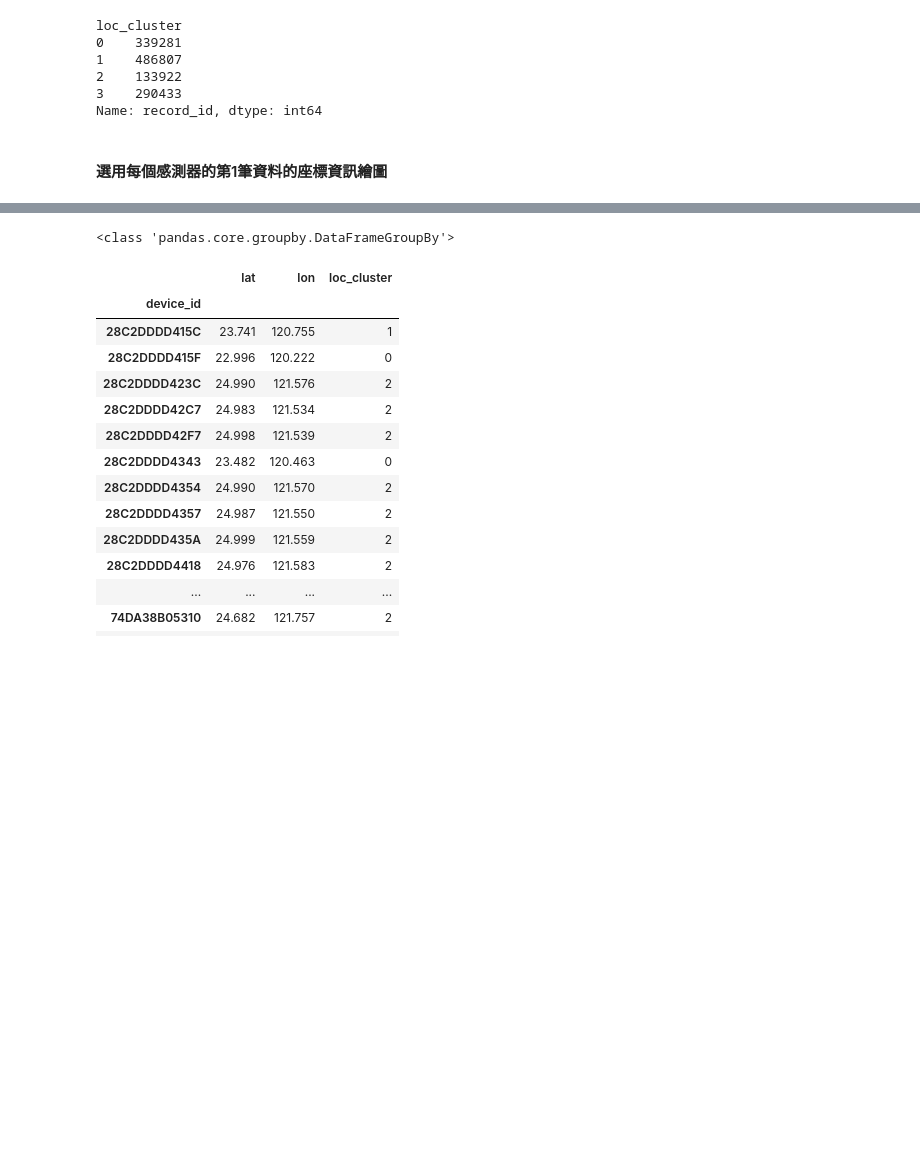
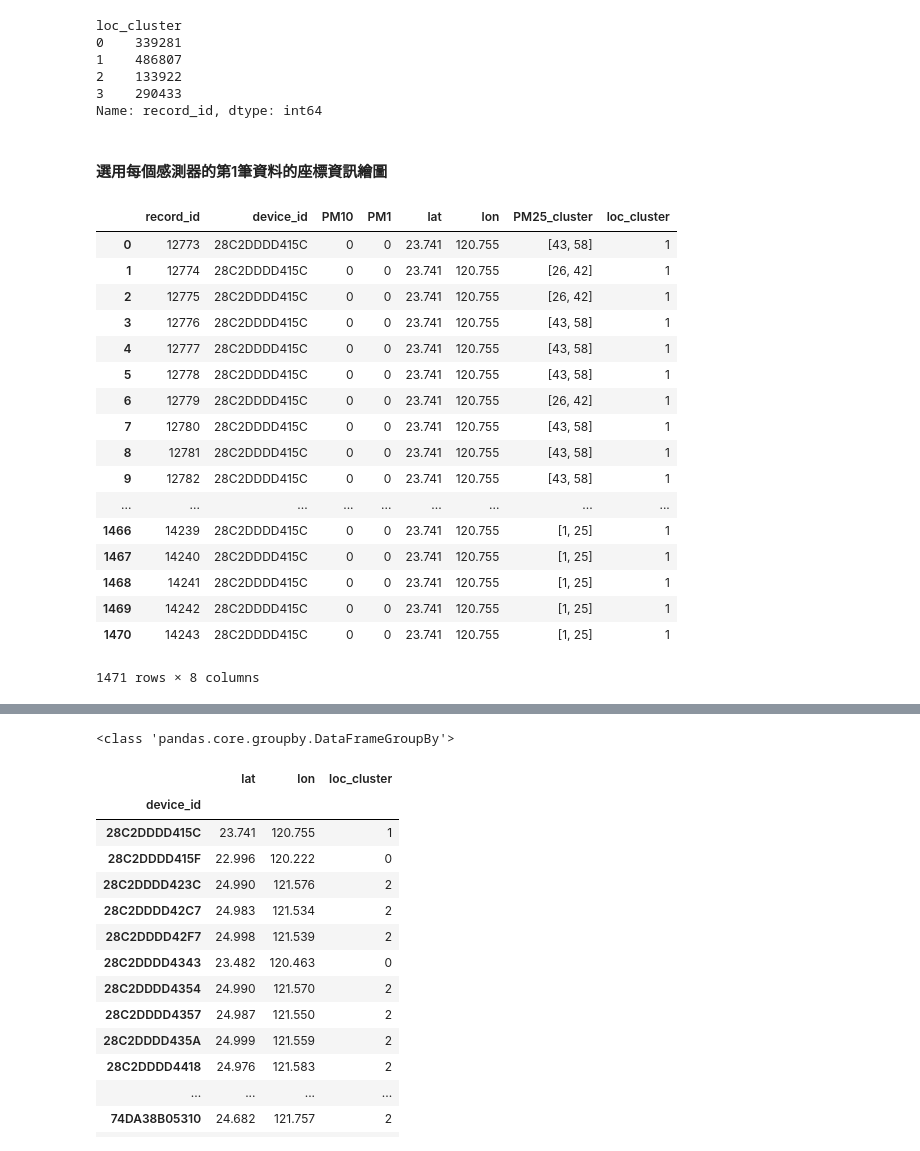
Before and after one commit to Coslate/DataMining_Lab2, a Jupyter notebook: DM106-2 Lab 2.ipynb, the cells around one changed output, grey strips where cells are left out. Saved outputs shown, nothing was run; the diff lists cells and outputs as text; code cells hidden in the pictures; blank space fills up the shorter version.

```diff
--- a/DM106-2 Lab 2.ipynb
+++ b/DM106-2 Lab 2.ipynb
@@ -884,3 +903,24 @@ loc_cluster
 Name: record_id, dtype: int64
 # %% [markdown]
 #### 選用每個感測器的第1筆資料的座標資訊繪圖
+# %%
+q3[(q3['device_id'] == '28C2DDDD415C')]
+# %% [output]
+|  | record_id | device_id | PM10 | PM1 | lat | lon | PM25_cluster | loc_cluster |
+| 0 | 12773 | 28C2DDDD415C | 0 | 0 | 23.741 | 120.755 | [43, 58] | 1 |
+| 1 | 12774 | 28C2DDDD415C | 0 | 0 | 23.741 | 120.755 | [26, 42] | 1 |
+| 2 | 12775 | 28C2DDDD415C | 0 | 0 | 23.741 | 120.755 | [26, 42] | 1 |
+| 3 | 12776 | 28C2DDDD415C | 0 | 0 | 23.741 | 120.755 | [43, 58] | 1 |
+| 4 | 12777 | 28C2DDDD415C | 0 | 0 | 23.741 | 120.755 | [43, 58] | 1 |
+| 5 | 12778 | 28C2DDDD415C | 0 | 0 | 23.741 | 120.755 | [43, 58] | 1 |
+| 6 | 12779 | 28C2DDDD415C | 0 | 0 | 23.741 | 120.755 | [26, 42] | 1 |
+| 7 | 12780 | 28C2DDDD415C | 0 | 0 | 23.741 | 120.755 | [43, 58] | 1 |
+| 8 | 12781 | 28C2DDDD415C | 0 | 0 | 23.741 | 120.755 | [43, 58] | 1 |
+| 9 | 12782 | 28C2DDDD415C | 0 | 0 | 23.741 | 120.755 | [43, 58] | 1 |
+| ... | ... | ... | ... | ... | ... | ... | ... | ... |
+| 1466 | 14239 | 28C2DDDD415C | 0 | 0 | 23.741 | 120.755 | [1, 25] | 1 |
+| 1467 | 14240 | 28C2DDDD415C | 0 | 0 | 23.741 | 120.755 | [1, 25] | 1 |
+| 1468 | 14241 | 28C2DDDD415C | 0 | 0 | 23.741 | 120.755 | [1, 25] | 1 |
+| 1469 | 14242 | 28C2DDDD415C | 0 | 0 | 23.741 | 120.755 | [1, 25] | 1 |
+| 1470 | 14243 | 28C2DDDD415C | 0 | 0 | 23.741 | 120.755 | [1, 25] | 1 |
+1471 rows × 8 columns
```
Also changed, not shown: parts of 19 cells of this notebook.
